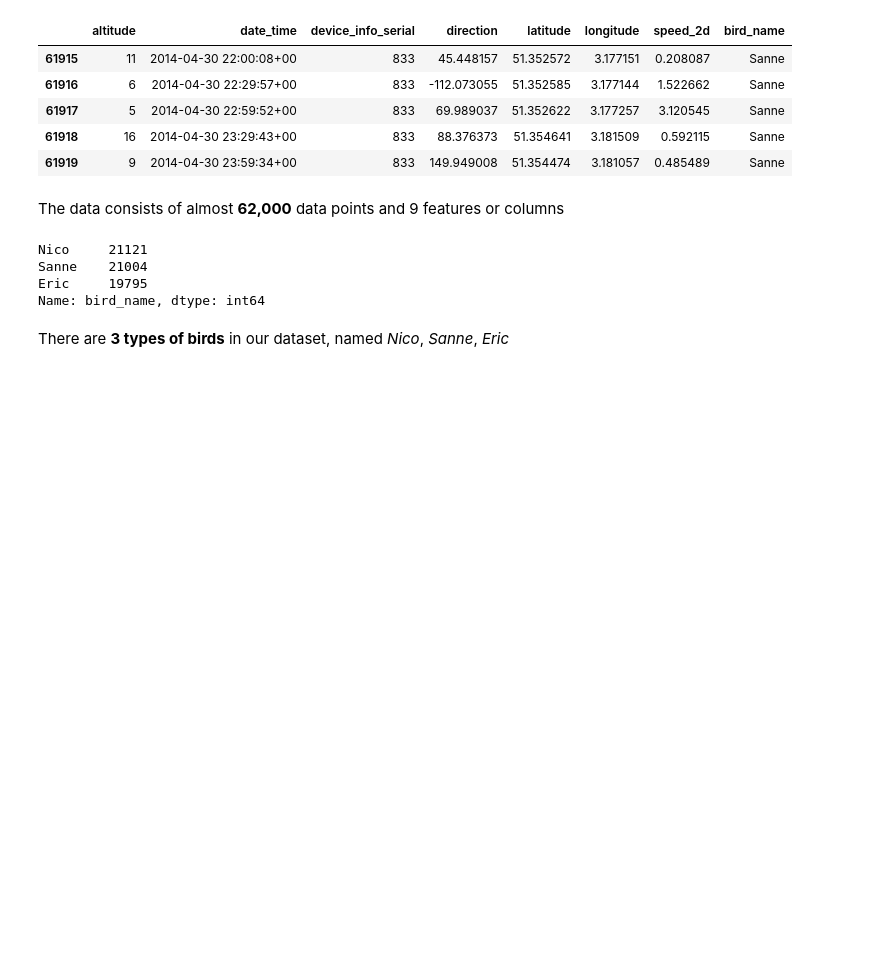
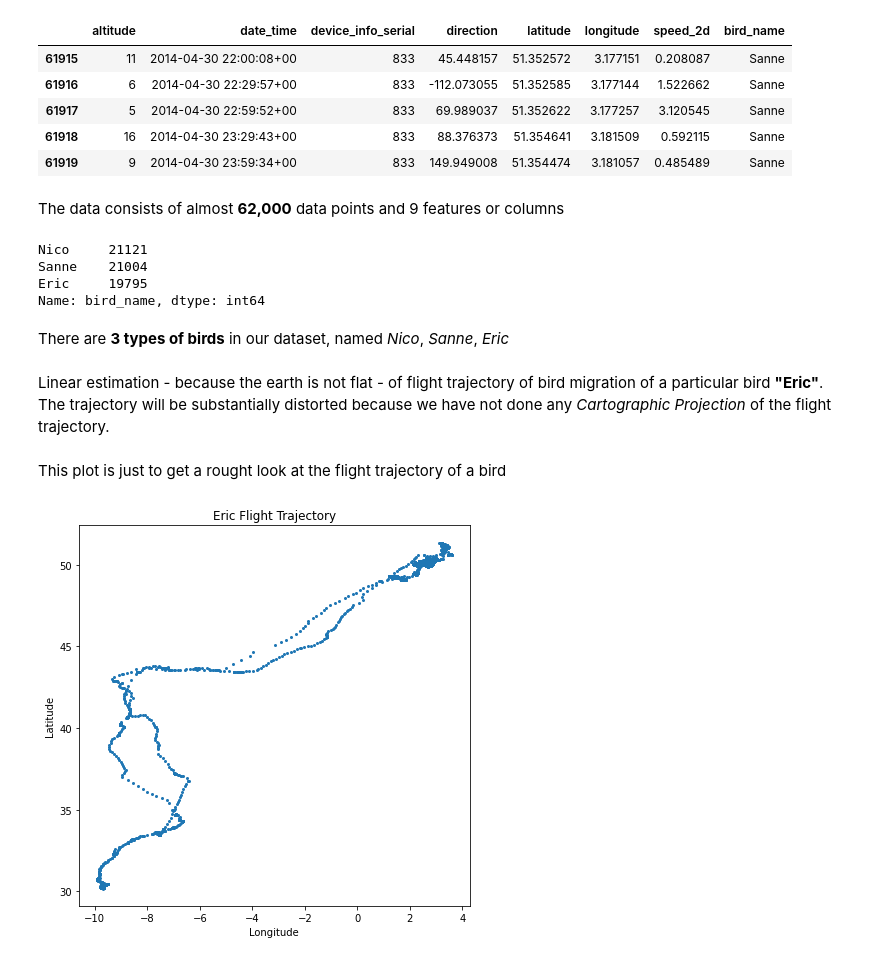
Before and after one commit to ashudva/Case_Studies, a Jupyter notebook: Bird Migration/bird_migration.ipynb, the cells around one changed output. Cells and saved outputs as stored; diff of their text form; code cells hidden in the pictures; blank space fills up the shorter version.

Commit message:
Plot birds flight trajectory

```diff
--- a/Bird Migration/bird_migration.ipynb
+++ b/Bird Migration/bird_migration.ipynb
@@ -49,3 +50,19 @@ Eric     19795
 Name: bird_name, dtype: int64
 # %% [markdown]
 There are **3 types of birds** in our dataset, named *Nico*, *Sanne*, *Eric*
+# %% [markdown]
+Linear estimation - because the earth is not flat - of flight trajectory of bird migration of a particular bird **"Eric"**. The trajectory will be substantially distorted because we have not done any *Cartographic Projection* of the flight trajectory.
+# %% [markdown]
+This plot is just to get a rought look at the flight trajectory of a bird
+# %%
+ind = birddata.bird_name == "Eric"
+x, y = birddata.longitude[ind], birddata.latitude[ind]
+plt.figure(figsize=(7,7))
+plt.plot(x, y, "o", ms=2)
+plt.savefig("Eric_migration_2D_trajectory")
+plt.xlabel("Longitude")
+plt.ylabel("Latitude")
+plt.title("Eric Flight Trajectory")
+plt.show()
+# %% [output]
+[figure, added]
```
Also changed, not shown: parts of 3 cells of this notebook, 2 other files.
